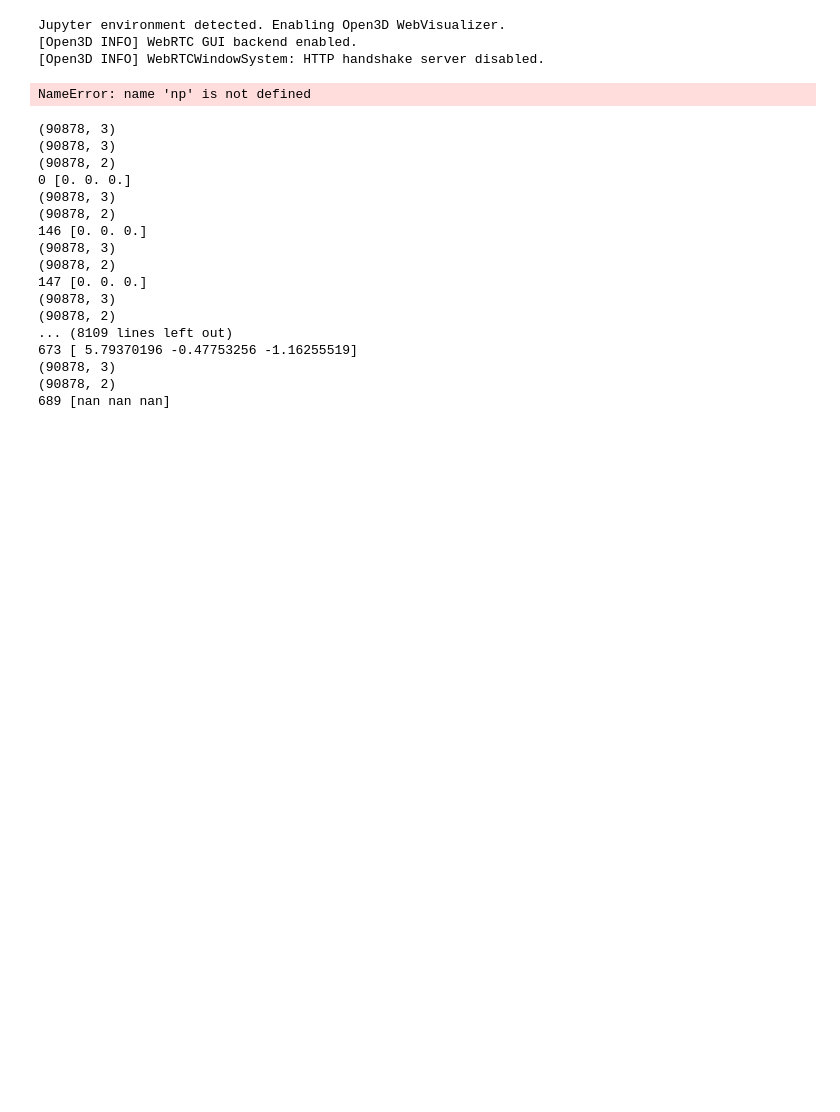
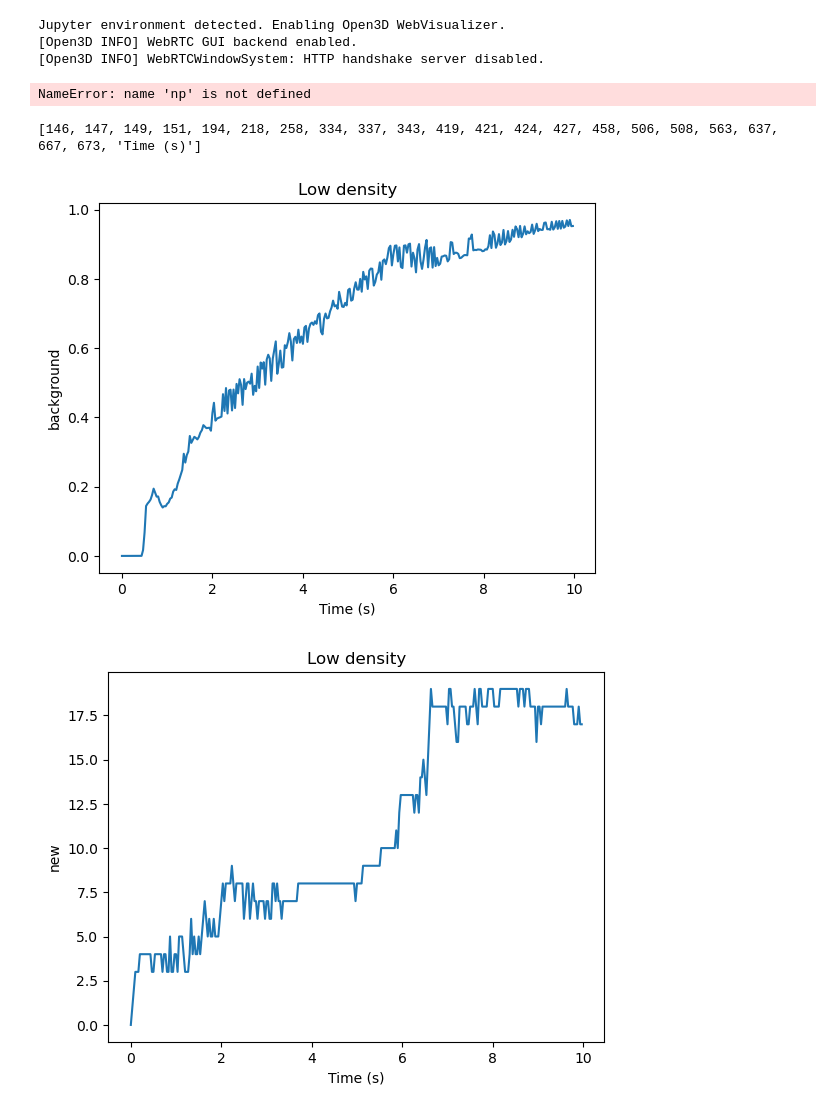
Before and after one commit to FilippoBragato/pqos-correlation, a Jupyter notebook: test.ipynb, the cells around one changed output. Cells and saved outputs as stored; diff of their text form; code cells hidden in the pictures; blank space fills up the shorter version.

```diff
--- a/test.ipynb
+++ b/test.ipynb
@@ -246,25 +256,31 @@ Jupyter environment detected. Enabling Open3D WebVisualizer.
 [Open3D INFO] WebRTC GUI backend enabled.
 [Open3D INFO] WebRTCWindowSystem: HTTP handshake server disabled.
 NameError: name 'np' is not defined
-# %%
-from corr_study.truthsetter import *
-fp = "/home/filo/thesis/pqos-correlation/corr_study/dataset/TLC_web/archives/t3low/ClearSunset/BBOX.hdf5"
-find_truth(fp, 1, 100, dataset, "t3low",  Weather.Clear, Time.Sunset, Sensor.LT)
-# %% [output]
-(90878, 3)
-(90878, 3)
-(90878, 2)
-0 [0. 0. 0.]
-(90878, 3)
-(90878, 2)
-146 [0. 0. 0.]
-(90878, 3)
-(90878, 2)
-147 [0. 0. 0.]
-(90878, 3)
-(90878, 2)
-... (8109 lines left out)
-673 [ 5.79370196 -0.47753256 -1.16255519]
-(90878, 3)
-(90878, 2)
-689 [nan nan nan]
+# %%
+from corr_study.truthsetter import *
+import pandas as pd
+time = 300
+fp = "/home/filo/thesis/pqos-correlation/corr_study/dataset/TLC_web/archives/t3low/ClearSunset/BBOX.hdf5"
+dicts = find_truth(fp, 1, time, dataset, "t3low",  Weather.Clear, Time.Sunset, Sensor.LT)
+df_low = pd.DataFrame.from_dict(dicts)
+df_low["Time (s)"] = np.arange(time)/30
+
+others_low = list(df_low.columns)
+others_low.remove("new")
+others_low.remove("background")
+print(others_low)
+sns.lineplot(data=df_low, x="Time (s)", y="background", legend=False)
+plt.title("Low density")
+plt.show()
+sns.lineplot(data=df_low, x="Time (s)", y="new", legend=False)
+plt.title("Low density")
+plt.show()
+sns.lineplot(data=df_low[others_low].sum(axis=1), legend=False)
+plt.xlabel("Time (s)")
+plt.ylabel("Distance error")
+plt.title("Low density")
+plt.show()
+# %% [output]
+[146, 147, 149, 151, 194, 218, 258, 334, 337, 343, 419, 421, 424, 427, 458, 506, 508, 563, 637, 667, 673, 'Time (s)']
+[figure, added]
+[figure, added]
```
Also changed, not shown: parts of 12 cells of this notebook, 9 other files.
